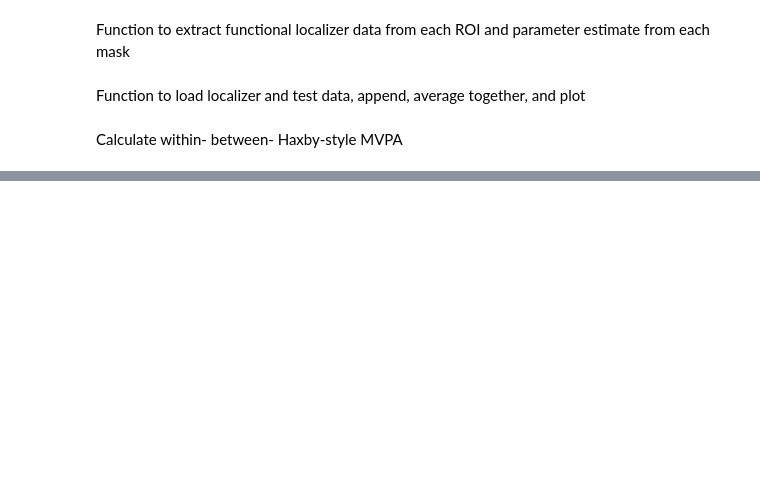
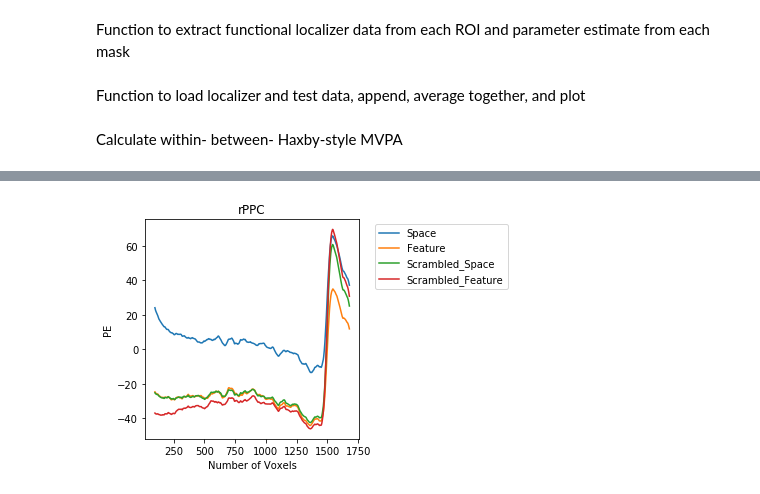
Before and after one commit to vayzenb/fmri, a Jupyter notebook: roi_selectivity_analysis.ipynb, the cells around one changed output, grey strips where cells are left out. Saved outputs shown, nothing was run; the diff lists cells and outputs as text; code cells hidden in the pictures; blank space fills up the shorter version.

```diff
--- a/roi_selectivity_analysis.ipynb
+++ b/roi_selectivity_analysis.ipynb
@@ -25,3 +28,11 @@ data_dir = "/lab_data/behrmannlab/vlad/docnet"
+# %%
+def calc_distance(loc_df):
+    peak_vox = loc_df.iloc[0,0:3]
+
+    all_coords = loc_df.iloc[:,0:3]
+
+    dist = all_coords[['x', 'y', 'z']].sub(np.array(peak_vox)).pow(2).sum(1).pow(0.5)
+    return dist
 # %% [markdown]
 Function to extract functional localizer data from each ROI and parameter estimate from each mask
 # %%
@@ -65,7 +76,6 @@ def calc_selectivity(lr, rr, bin_size):
 
     odd_df = pd.read_csv(odd_file, sep="  ", header=None, names = ["x", "y", "z", "loc"])
     even_df = pd.read_csv(even_file, sep="  ", header=None, names = ["x", "y", "z", "loc"])
-
 
 
     for cc in cond:
@@ -85,8 +95,22 @@ def calc_selectivity(lr, rr, bin_size):
         even_df = even_df.join(even_exp[cc])
 
     #sort file by localizer functional value (high to low)
+    #Reset the index on both
     odd_df = odd_df.sort_values(by =['loc'], ascending=False)
     even_df = even_df.sort_values(by =['loc'], ascending=False)
+    odd_df= odd_df.reset_index(drop=True)
+    even_df= even_df.reset_index(drop=True)
+
+    #If you want to srot ROI voxels contiguously by distance from peak
+    #Reset the index on both
+    if roi_type == 'dist':
+        odd_df['dist'] = calc_distance(odd_df)
+        even_df['dist'] = calc_distance(even_df)
+
+        odd_df = odd_df.sort_values(by =['dist', 'loc'], ascending=[True, False])
+        even_df = even_df.sort_values(by =['dist', 'loc'], ascending=[True, False])
+        odd_df= odd_df.reset_index(drop=True)
+        even_df= even_df.reset_index(drop=True)
 
     #subsample dfs using a rolling average
     odd_df = odd_df.rolling(bin_size, win_type='triang').mean()
@@ -96,21 +120,23 @@ def calc_selectivity(lr, rr, bin_size):
     even_df = even_df.dropna()
 
 
+
     #reduce size to smaller matrix
     if len(odd_df) <= len(even_df):
         even_df = even_df.head(len(odd_df))
     else:
-        odd_df = odd_df.head(len(odd_df))
+        odd_df = odd_df.head(len(even_df))
 
-    #Reset the index on both
-    odd_df= odd_df.reset_index(drop=True)
-    even_df= even_df.reset_index(drop=True)
+    odd_test = odd_df
+    even_test = even_df
+    #odd_df= odd_df.reset_index(drop=True)
+    #even_df= even_df.reset_index(drop=True)
 
 
     #average the dataframes together
     df = pd.concat([odd_df, even_df]).groupby(level=0).mean()
 
-    return df
+    return df, odd_test, even_test
 # %% [markdown]
 Calculate within- between- Haxby-style MVPA
 # %%
@@ -239,7 +278,12 @@ docnet1002 l PFS 100
 # %%
-ss="docnet1001"
+ss="docnet1002"
 sub_dir = f"{data_dir}/sub-{ss}/ses-01/derivatives"
 results_dir = f'{sub_dir}/beta/selectivity'
-
+roi_type = 'dist'
 lr="r"
-rr=0
+rr=1
+#df, odd, exp_df, row_mean = calc_mvpa(lr, rr, bin_size)
+df, odd,even = calc_selectivity(lr, rr, bin_size)
+plot_data(df,cond,cond_name,'PE','test')
+# %% [output]
+[figure, added]
```
Also changed, not shown: parts of 15 cells of this notebook, 15 other files.
